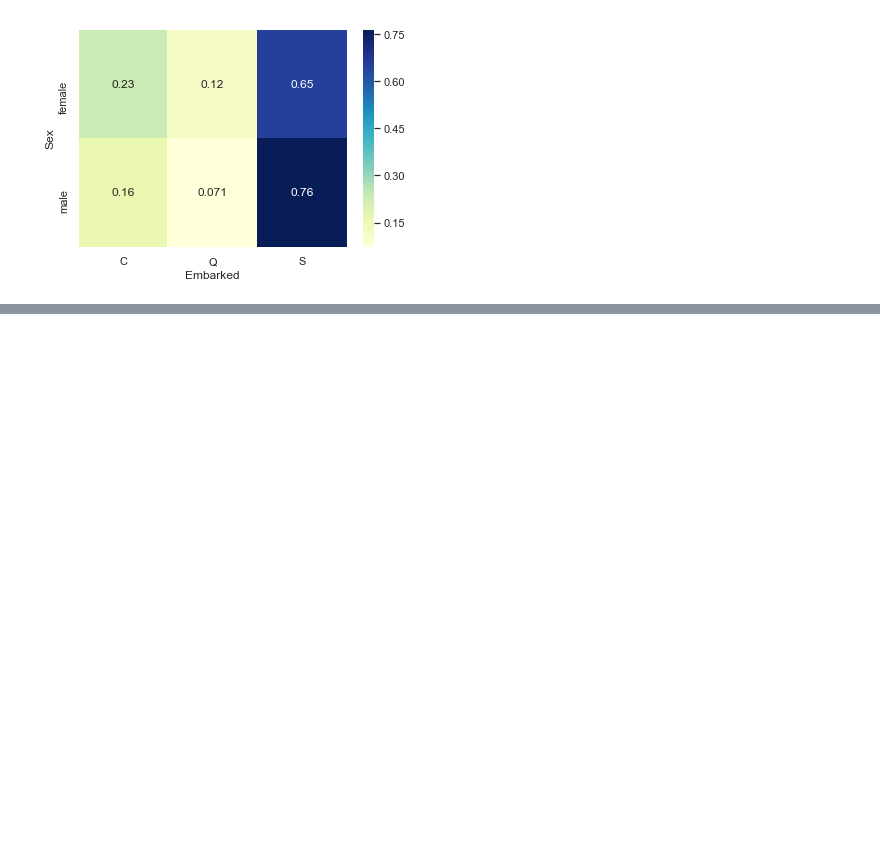
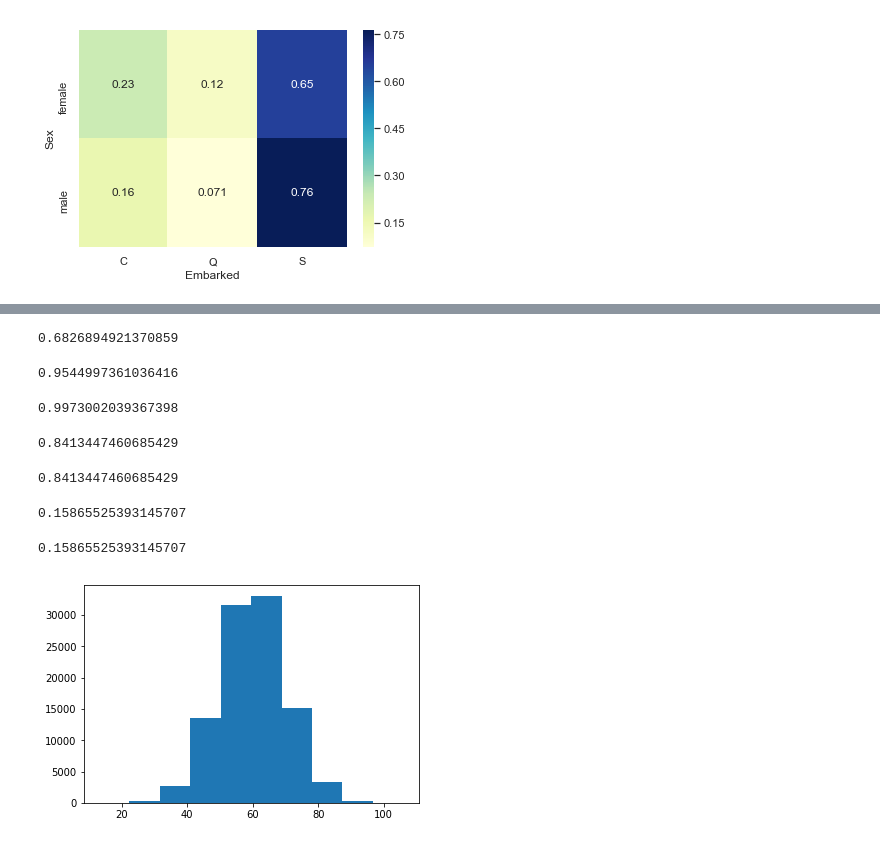
Before and after one commit to fchikwekwe/DS-1-1, a Jupyter notebook: titanic_dataset_part_2.ipynb, the cells around one changed output, grey strips where cells are left out. Saved outputs shown, nothing was run; the diff lists cells and outputs as text; code cells hidden in the pictures; blank space fills up the shorter version.

```diff
--- a/titanic_dataset_part_2.ipynb
+++ b/titanic_dataset_part_2.ipynb
@@ -194,0 +239,45 @@ sns.heatmap(pd.crosstab(df['Sex'], df['Embarked'], normalize='index'), cmap='YlG
+# %%
+import scipy.stats as st
+
+# Verify that the CDF of normal distribution is correct
+
+print(st.norm.cdf(1) - st.norm.cdf(-1))
+# %% [output]
+0.6826894921370859
+# %%
+print(st.norm.cdf(2) - st.norm.cdf(-2))
+# %% [output]
+0.9544997361036416
+# %%
+print(st.norm.cdf(3) - st.norm.cdf(-3))
+# %% [output]
+0.9973002039367398
+# %%
+st.norm(60,10).cdf(70)
+# %% [output]
+0.8413447460685429
+# %%
+st.norm.cdf(1)
+# %% [output]
+0.8413447460685429
+# %%
+1 -st.norm(60,10).cdf(70)
+# %% [output]
+0.15865525393145707
+# %%
+# 70 =  target, 60 = mean and 10 = standard deviation
+1 - st.norm.cdf(70, loc=60, scale=10)
+# %% [output]
+0.15865525393145707
+# %%
+import numpy as np
+import matplotlib.pyplot as plt
+
+# 60 = mean and 10 = standard deviation
+s = np.random.normal(60, 10, 100000)
+
+plt.hist(s, bins=10)
+
+plt.show()
+# %% [output]
+[figure, added]
```
Also changed, not shown: parts of 6 cells of this notebook, 1 other file.
